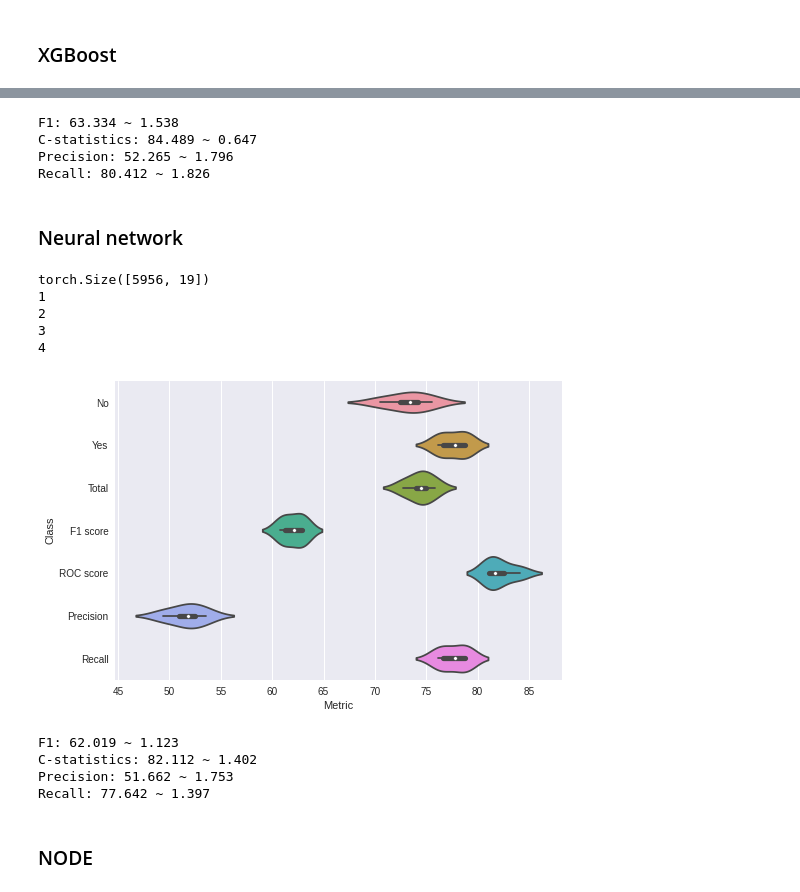
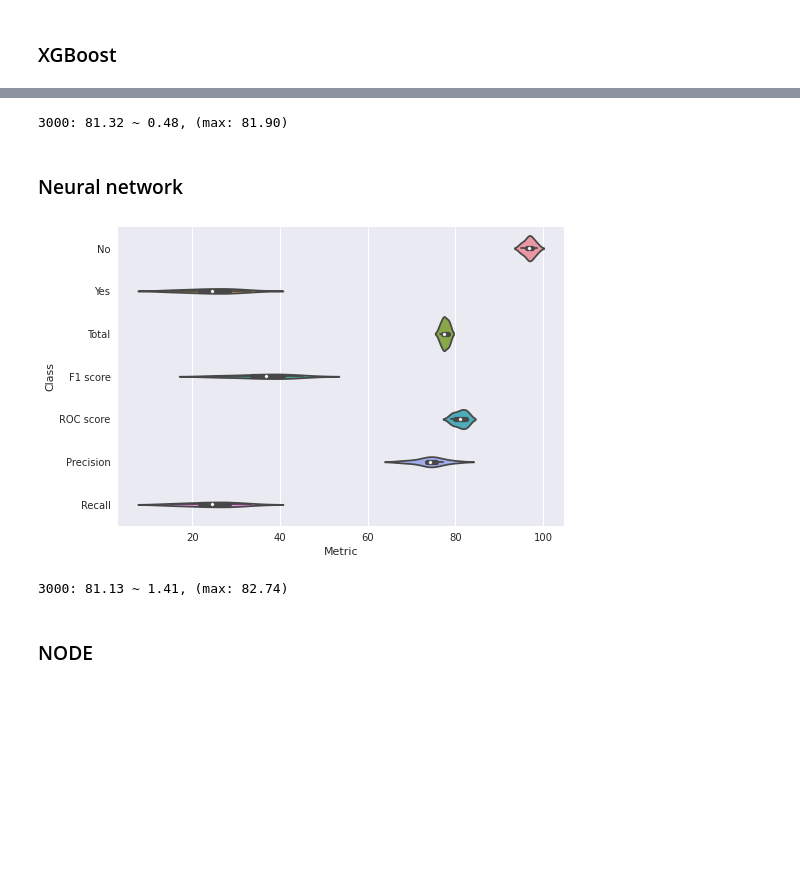
Before and after one commit to wwydmanski/hypernet-cnn, a Jupyter notebook: Benchmarks/Blastchar benchmark.ipynb, the cells around one changed output, grey strips where cells are left out. Saved outputs shown, nothing was run; the diff lists cells and outputs as text; code cells hidden in the pictures; blank space fills up the shorter version.

```diff
--- a/Benchmarks/Blastchar benchmark.ipynb
+++ b/Benchmarks/Blastchar benchmark.ipynb
@@ -76,8 +75,8 @@ import imblearn
 np.random.seed(42)
 
 def prepare_data(X, y, size=None):
-    X_train, X_test, y_train, y_test = train_test_split(X, y, train_size=size, )
-    X_train, y_train = imblearn.over_sampling.RandomOverSampler(random_state=42).fit_resample(X_train, y_train)
+    X_train, X_test, y_train, y_test = train_test_split(X, y, train_size=size, stratify=y)
+    # X_train, y_train = imblearn.over_sampling.RandomOverSampler(random_state=42).fit_resample(X_train, y_train)
 
     scaler = StandardScaler()
     X_train = scaler.fit_transform(X_train)
@@ -137,10 +180,8 @@ torch.Size([7756, 19])
 # %%
-print_statistics(xgb_dframe)
+res = xgb_dframe[xgb_dframe["Class"]=="ROC score"].reset_index(drop=True)["Metric"]
+print(f"{3000}: {res.mean():.2f} ~ {res.std():.2f}, (max: {res.max():.2f})")
 # %% [output]
-F1: 63.334 ~ 1.538
-C-statistics: 84.489 ~ 0.647
-Precision: 52.265 ~ 1.796
-Recall: 80.412 ~ 1.826
+3000: 81.32 ~ 0.48, (max: 81.90)
 # %% [markdown]
 ### Neural network
 # %%
@@ -158,22 +199,16 @@ def simple_network_fn(epochs):
     return _inner
 # %%
 simple_nn_results = test_model(simple_network_fn(50),
-                (X, y),
-                y_label_enc, 4, data_size=4000)
+                    (X, y),
+                    3000,
+                    label_encoder=y_label_enc, iters=10)
 # %% [output]
-torch.Size([5956, 19])
-1
-2
-3
-4
-[figure, old version]
+[figure, new version]
 # %%
-print_statistics(simple_nn_results)
+res = simple_nn_results[simple_nn_results["Class"]=="ROC score"].reset_index(drop=True)["Metric"]
+print(f"{3000}: {res.mean():.2f} ~ {res.std():.2f}, (max: {res.max():.2f})")
 # %% [output]
-F1: 62.019 ~ 1.123
-C-statistics: 82.112 ~ 1.402
-Precision: 51.662 ~ 1.753
-Recall: 77.642 ~ 1.397
+3000: 81.13 ~ 1.41, (max: 82.74)
 # %% [markdown]
 ### NODE
 # %%
```
Also changed, not shown: parts of 28 cells of this notebook, 5 other files.
